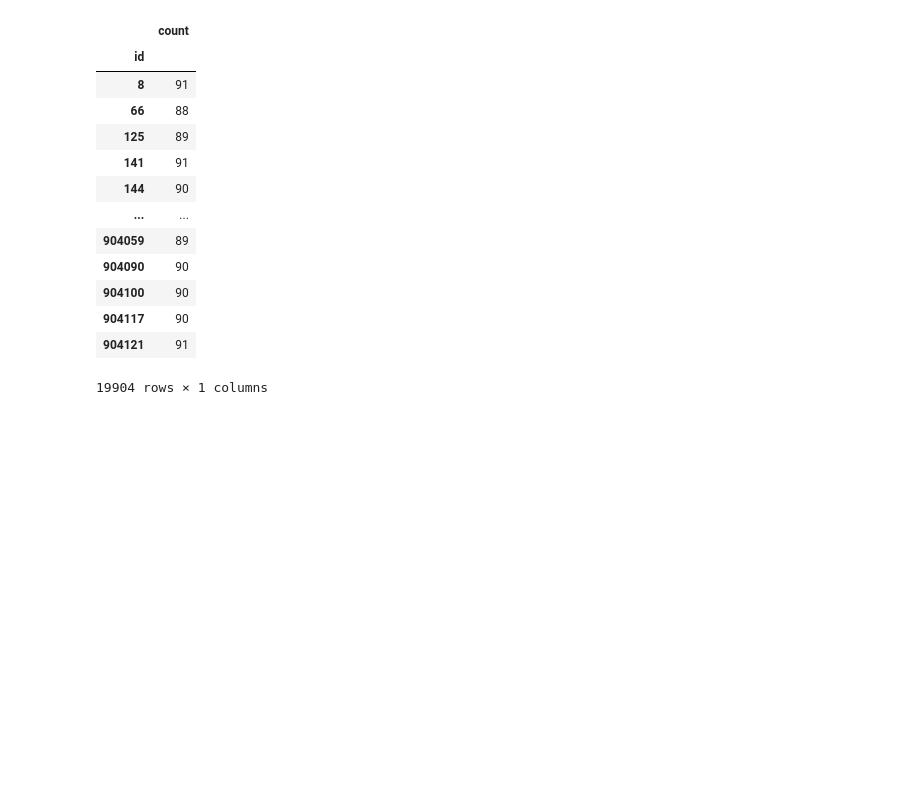
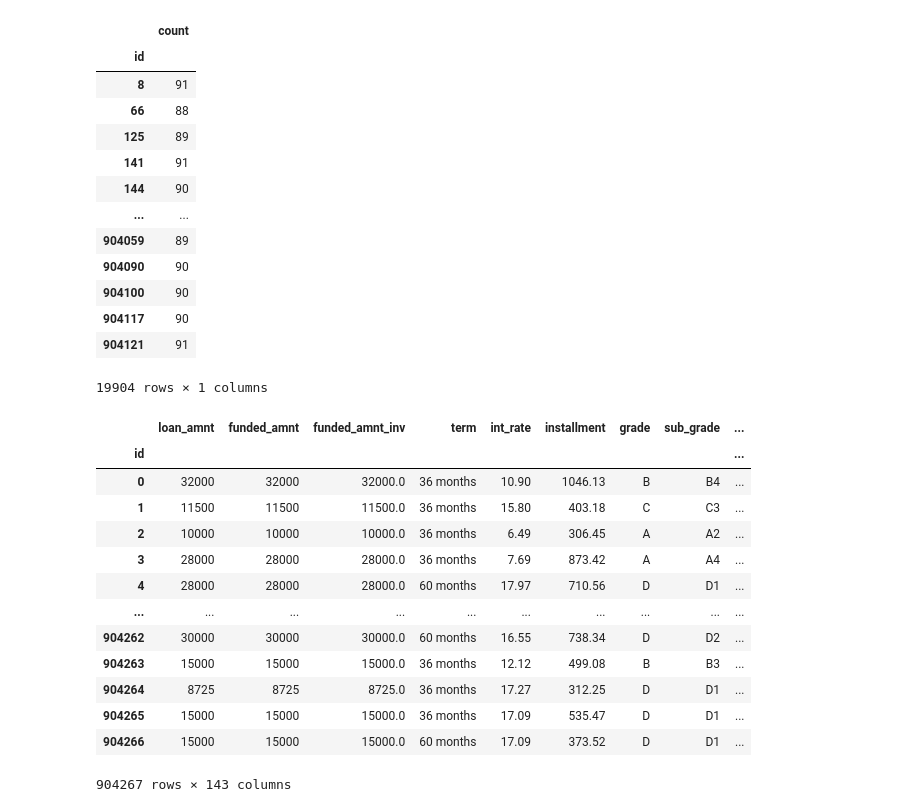
Before and after one commit to ashen007/pandas_data_analysis, a Jupyter notebook: v_2/c_2.ipynb, the cells around one changed output. Cells and saved outputs as stored; diff of their text form; code cells hidden in the pictures; blank space fills up the shorter version.

```diff
--- a/v_2/c_2.ipynb
+++ b/v_2/c_2.ipynb
@@ -344,3 +344,20 @@ na_col[na_col['count']>86]
 | 904117 | 90 |
 | 904121 | 91 |
 19904 rows × 1 columns
+# %%
+train.drop('member_id',axis=1)
+# %% [output]
+|  | loan_amnt | funded_amnt | funded_amnt_inv | term | int_rate | installment | grade | sub_grade | ... |
+| id |  |  |  |  |  |  |  |  | ... |
+| 0 | 32000 | 32000 | 32000.0 | 36 months | 10.90 | 1046.13 | B | B4 | ... |
+| 1 | 11500 | 11500 | 11500.0 | 36 months | 15.80 | 403.18 | C | C3 | ... |
+| 2 | 10000 | 10000 | 10000.0 | 36 months | 6.49 | 306.45 | A | A2 | ... |
+| 3 | 28000 | 28000 | 28000.0 | 36 months | 7.69 | 873.42 | A | A4 | ... |
+| 4 | 28000 | 28000 | 28000.0 | 60 months | 17.97 | 710.56 | D | D1 | ... |
+| ... | ... | ... | ... | ... | ... | ... | ... | ... | ... |
+| 904262 | 30000 | 30000 | 30000.0 | 60 months | 16.55 | 738.34 | D | D2 | ... |
+| 904263 | 15000 | 15000 | 15000.0 | 36 months | 12.12 | 499.08 | B | B3 | ... |
+| 904264 | 8725 | 8725 | 8725.0 | 36 months | 17.27 | 312.25 | D | D1 | ... |
+| 904265 | 15000 | 15000 | 15000.0 | 36 months | 17.09 | 535.47 | D | D1 | ... |
+| 904266 | 15000 | 15000 | 15000.0 | 60 months | 17.09 | 373.52 | D | D1 | ... |
+904267 rows × 143 columns
```
